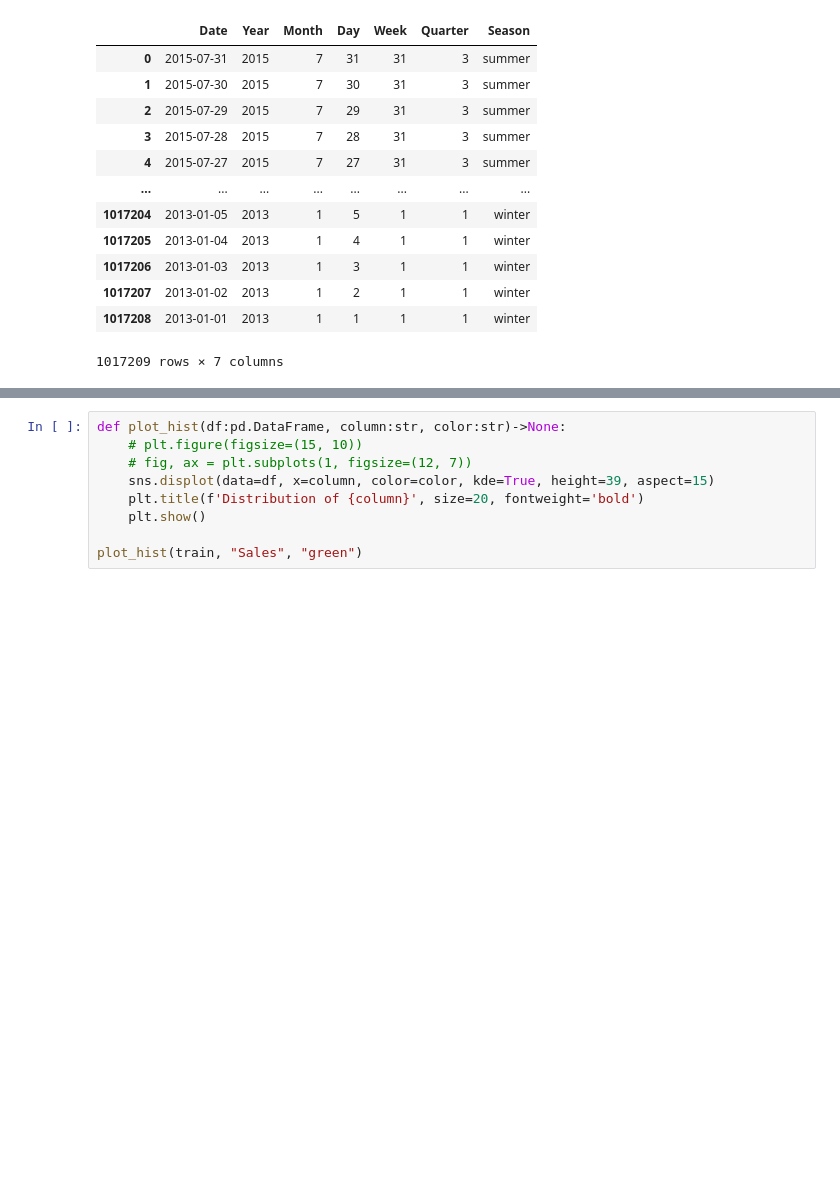
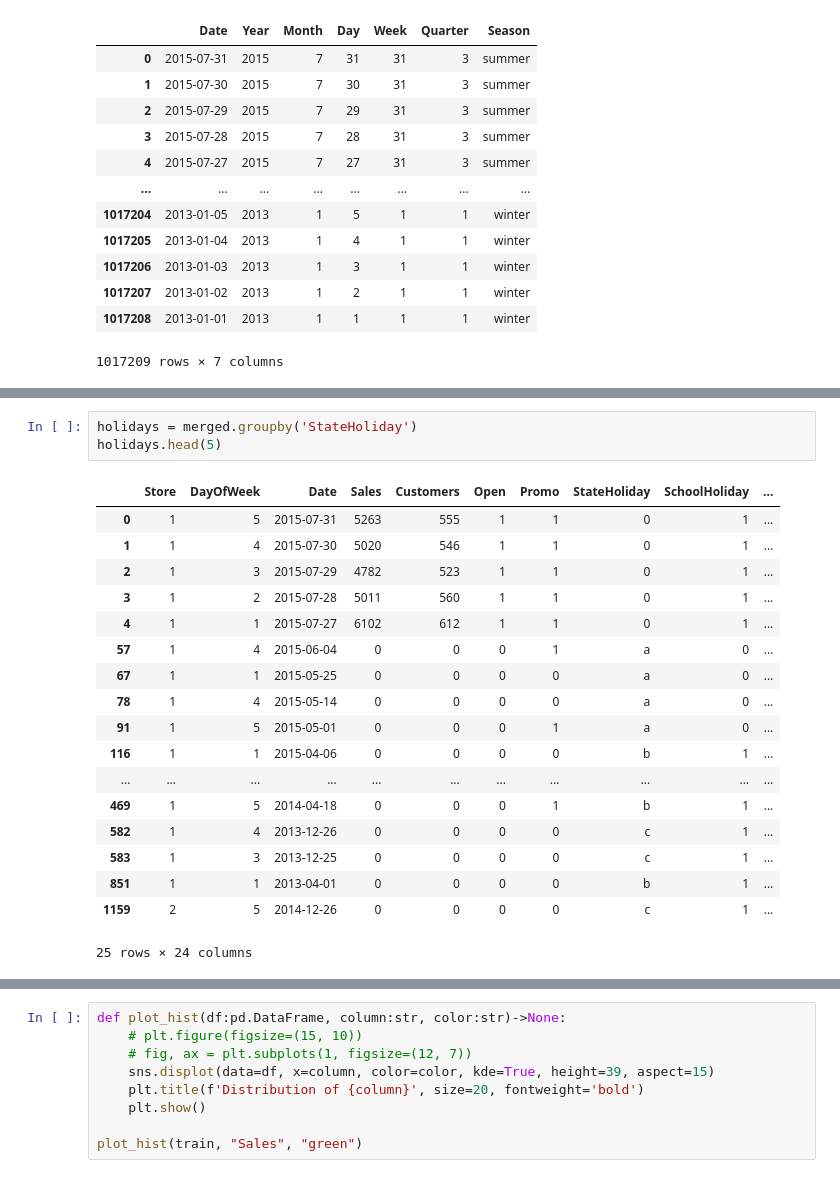
Before and after one commit to AmonKi/sales-prediction, a Jupyter notebook: Data Exploration.ipynb, the cells around one changed output, grey strips where cells are left out. Drawn from its saved outputs; the diff is of its cells as text; blank space fills up the shorter version.

```diff
--- a/Data Exploration.ipynb
+++ b/Data Exploration.ipynb
@@ -198,0 +209,22 @@ merged[["Date","Year","Month","Day","Week","Quarter","Season"]]
+# %%
+holidays = merged.groupby('StateHoliday')
+holidays.head(5)
+# %% [output]
+|  | Store | DayOfWeek | Date | Sales | Customers | Open | Promo | StateHoliday | SchoolHoliday | ... |
+| 0 | 1 | 5 | 2015-07-31 | 5263 | 555 | 1 | 1 | 0 | 1 | ... |
+| 1 | 1 | 4 | 2015-07-30 | 5020 | 546 | 1 | 1 | 0 | 1 | ... |
+| 2 | 1 | 3 | 2015-07-29 | 4782 | 523 | 1 | 1 | 0 | 1 | ... |
+| 3 | 1 | 2 | 2015-07-28 | 5011 | 560 | 1 | 1 | 0 | 1 | ... |
+| 4 | 1 | 1 | 2015-07-27 | 6102 | 612 | 1 | 1 | 0 | 1 | ... |
+| 57 | 1 | 4 | 2015-06-04 | 0 | 0 | 0 | 1 | a | 0 | ... |
+| 67 | 1 | 1 | 2015-05-25 | 0 | 0 | 0 | 0 | a | 0 | ... |
+| 78 | 1 | 4 | 2015-05-14 | 0 | 0 | 0 | 0 | a | 0 | ... |
+| 91 | 1 | 5 | 2015-05-01 | 0 | 0 | 0 | 1 | a | 0 | ... |
+| 116 | 1 | 1 | 2015-04-06 | 0 | 0 | 0 | 0 | b | 1 | ... |
+| ... | ... | ... | ... | ... | ... | ... | ... | ... | ... | ... |
+| 469 | 1 | 5 | 2014-04-18 | 0 | 0 | 0 | 1 | b | 1 | ... |
+| 582 | 1 | 4 | 2013-12-26 | 0 | 0 | 0 | 0 | c | 1 | ... |
+| 583 | 1 | 3 | 2013-12-25 | 0 | 0 | 0 | 0 | c | 1 | ... |
+| 851 | 1 | 1 | 2013-04-01 | 0 | 0 | 0 | 0 | b | 1 | ... |
+| 1159 | 2 | 5 | 2014-12-26 | 0 | 0 | 0 | 0 | c | 1 | ... |
+25 rows × 24 columns
```
Also changed, not shown: parts of 3 cells of this notebook, 3 other files.
